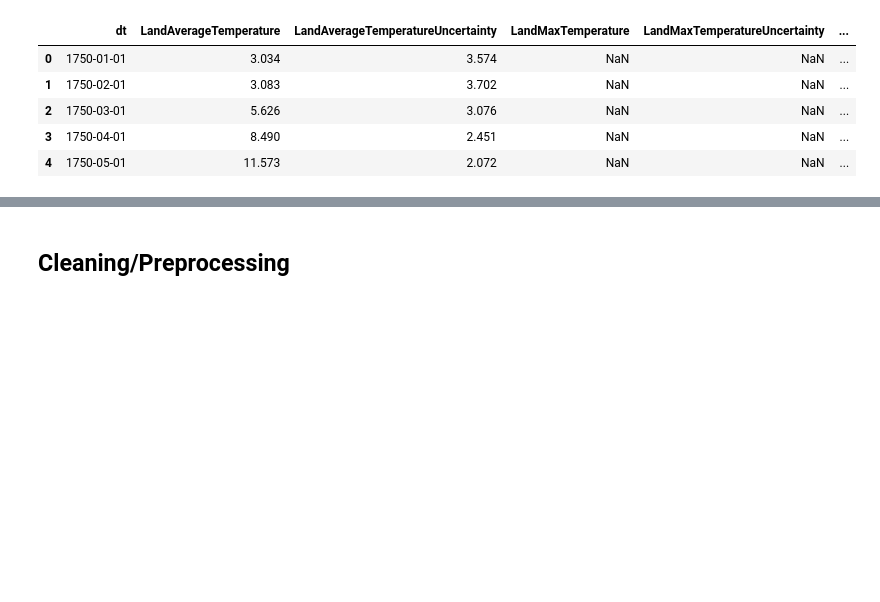
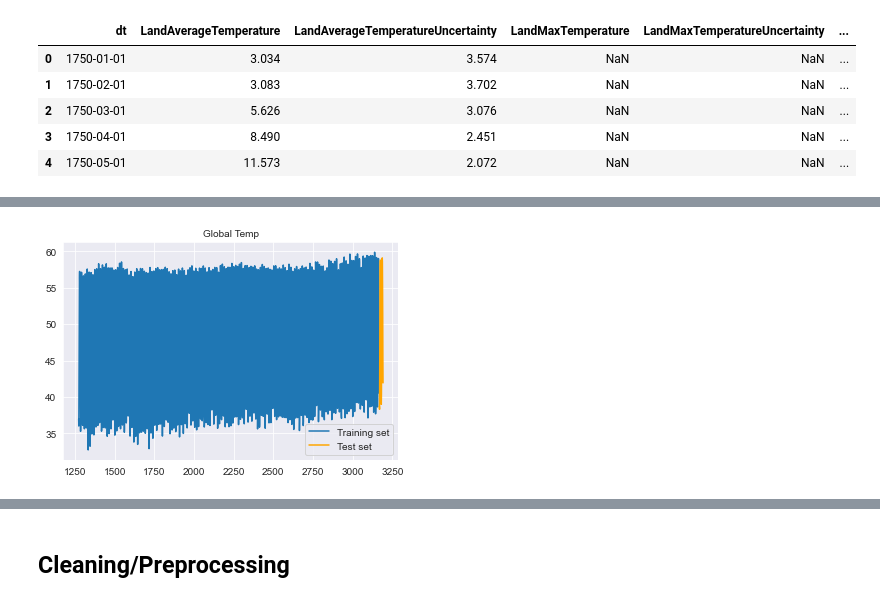
Before and after one commit to cmhollman/Capstone_Project, a Jupyter notebook: Global_Temp_Project.ipynb, the cells around one changed output, grey strips where cells are left out. Saved outputs shown, nothing was run; the diff lists cells and outputs as text; code cells hidden in the pictures; blank space fills up the shorter version.

```diff
--- a/Global_Temp_Project.ipynb
+++ b/Global_Temp_Project.ipynb
@@ -109,0 +141,13 @@ plt.plot(X,y)
+# %%
+#splitting off last 2 years of data as a test set
+test_size = 24
+
+ts_train = ts[:-test_size]
+ts_test = ts[-test_size:]
+
+plt.title('Global Temp', size=10)
+plt.plot(ts_train['y'], label='Training set')
+plt.plot(ts_test['y'], label='Test set', color='orange')
+plt.legend();
+# %% [output]
+[figure, added]
```
Also changed, not shown: parts of 25 cells of this notebook.
